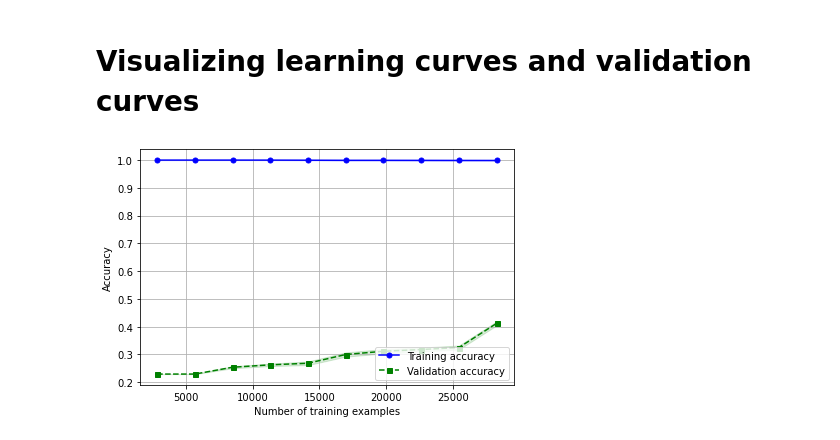
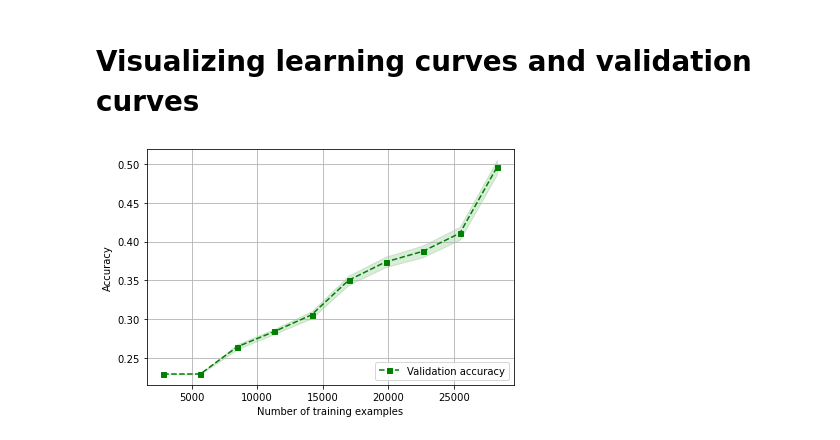
Before and after one commit to chikakoto/facial-expression-recognition, a Jupyter notebook: notebooks/5.0_KNN.ipynb, the cells around one changed output. Drawn from its saved outputs; the diff is of its cells as text; code cells hidden in the pictures.

Commit message:
Add k-fold cross validation graph and learning curve graph for KNN.

```diff
--- a/notebooks/5.0_KNN.ipynb
+++ b/notebooks/5.0_KNN.ipynb
@@ -1044,7 +1029,7 @@ dummy.score(X_test, y_test)
 # %% [markdown]
 Use HoG data
 # %%
-df = pd.read_csv('data/hog/hog_data2.csv')
+df = pd.read_csv('../data/hog/hog_scaled2.csv')
 df.head()
 # %% [output]
 |  | usage | emotion | hog |
@@ -1098,45 +1114,45 @@ print('CV accuracy: %.3f +/- %.3f' % (np.mean(scores), np.std(scores)))
 # %% [markdown]
 # Visualizing learning curves and validation curves
 # %%
-knn = KNN(n_neighbors=3, weights='distance', metric='minkowski')
+knn = KNN(n_neighbors=2, weights='distance', metric='minkowski')
 
 train_sizes, train_scores, test_scores =\
                 learning_curve(estimator=knn,
                                X=X_train,
                                y=y_train,
                                train_sizes=np.linspace(0.1, 1.0, 10),
                                cv=10,
                                n_jobs=1)
 
-train_mean = np.mean(train_scores, axis=1)
-train_std = np.std(train_scores, axis=1)
+# train_mean = np.mean(train_scores, axis=1)
+# train_std = np.std(train_scores, axis=1)
 test_mean = np.mean(test_scores, axis=1)
 test_std = np.std(test_scores, axis=1)
 
-plt.plot(train_sizes, train_mean,
-         color='blue', marker='o',
-         markersize=5, label='Training accuracy')
+# plt.plot(train_sizes, train_mean,
+#          color='blue', marker='o',
+#          markersize=5, label='Training accuracy')
 
-plt.fill_between(train_sizes,
-                 train_mean + train_std,
-                 train_mean - train_std,
-                 alpha=0.15, color='blue')
+# plt.fill_between(train_sizes,
+#                  train_mean + train_std,
+#                  train_mean - train_std,
+#                  alpha=0.15, color='blue')
 
 plt.plot(train_sizes, test_mean,
          color='green', linestyle='--',
          marker='s', markersize=5,
          label='Validation accuracy')
 
 plt.fill_between(train_sizes,
                  test_mean + test_std,
                  test_mean - test_std,
                  alpha=0.15, color='green')
 
 plt.grid()
 plt.xlabel('Number of training examples')
 plt.ylabel('Accuracy')
-plt.legend(loc='center right')
+plt.legend(loc='lower right')
 plt.tight_layout()
 plt.show()
 # %% [output]
-[figure, old version]
+[figure, new version]
```
Also changed, not shown: parts of 54 cells of this notebook, 1 other file.
